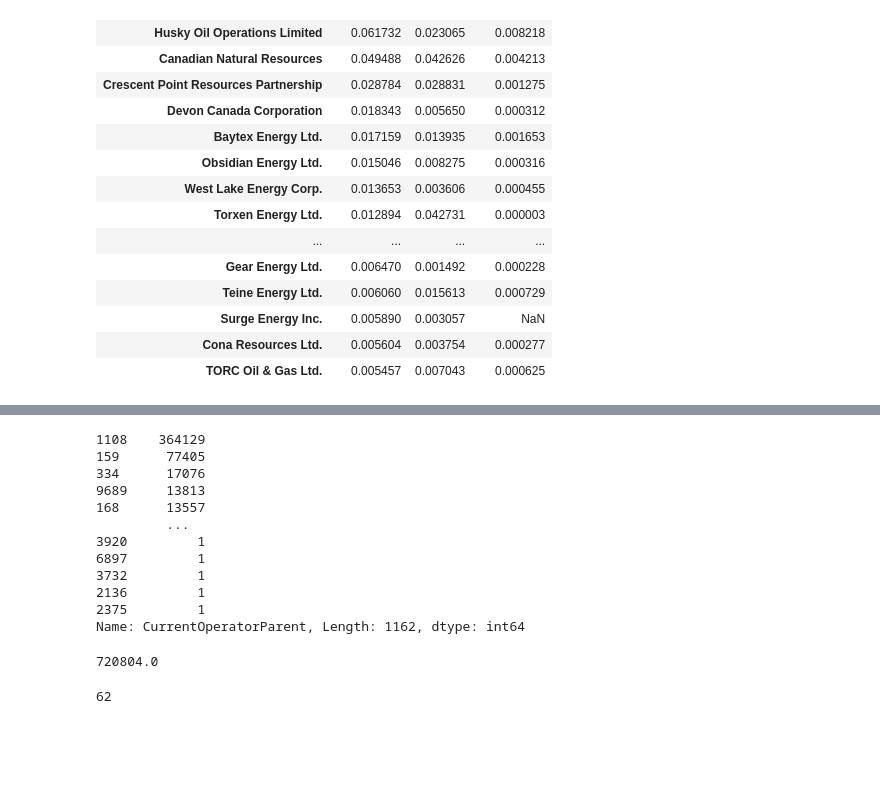
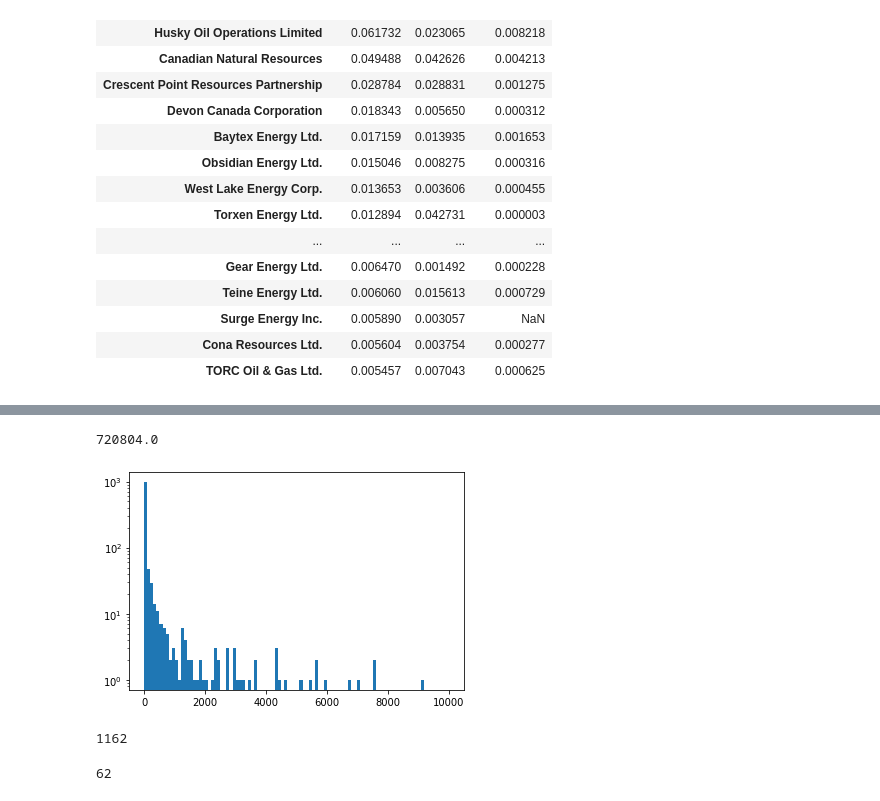
Before and after one commit to Mghane/reCLAIM-2019-Competition, a Jupyter notebook: Classification_Meisam.ipynb, the cells around one changed output, grey strips where cells are left out. Saved outputs shown, nothing was run; the diff lists cells and outputs as text; code cells hidden in the pictures; blank space fills up the shorter version.

```diff
--- a/Classification_Meisam.ipynb
+++ b/Classification_Meisam.ipynb
@@ -340,18 +324,3 @@ Name: well_status, Length: 1911, dtype: int64
-# %%
-df_train['CurrentOperatorParent'].value_counts()
-# %% [output]
-1108    364129
-159      77405
-334      17076
-9689     13813
-168      13557
-         ...
-3920         1
-6897         1
-3732         1
-2136         1
-2375         1
-Name: CurrentOperatorParent, Length: 1162, dtype: int64
 # %%
 # CurrentOperatorParent
 # Use it: think about grouping and merging
@@ -362,6 +331,14 @@ Parent_df = pd.DataFrame([df_train[df_train['well_status']=='Suspended']['Curren
 Parent_df['Counts'].sum()
 # %% [output]
 720804.0
+# %%
+plt.hist(Parent_df['Counts'], bins = 100,range = (0.1,10000), log = True);
+# %% [output]
+[figure, added]
+# %%
+len(Parent_df)
+# %% [output]
+1162
 # %%
 len(Parent_df[Parent_df['Counts']>1000])
 # %% [output]
```
Also changed, not shown: parts of 93 cells of this notebook.
